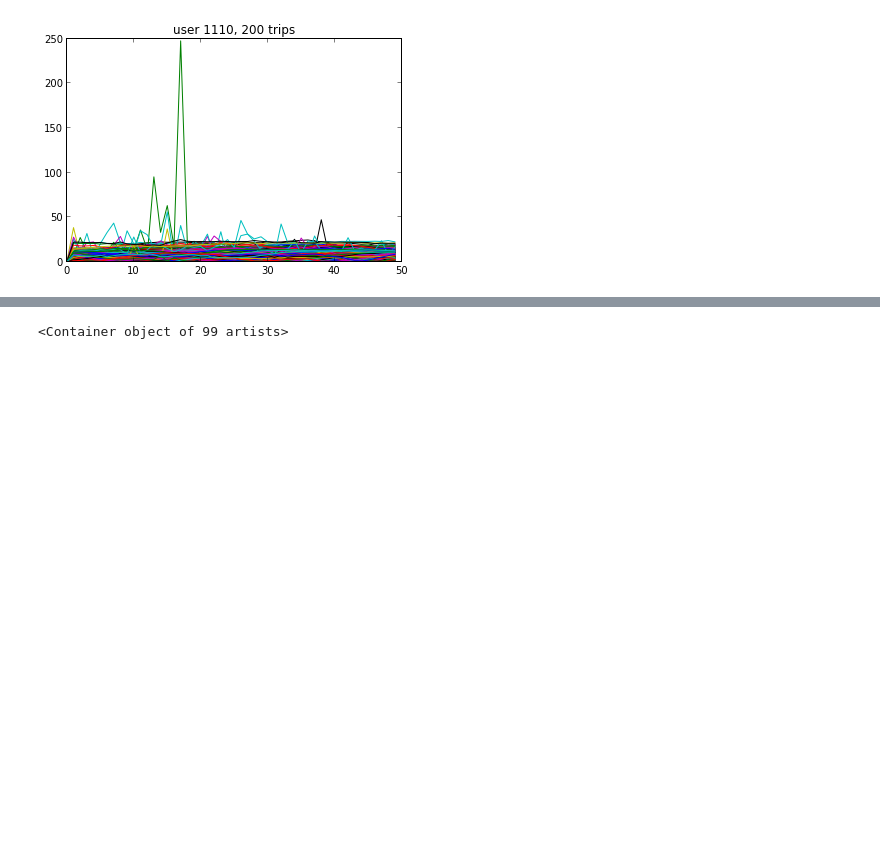
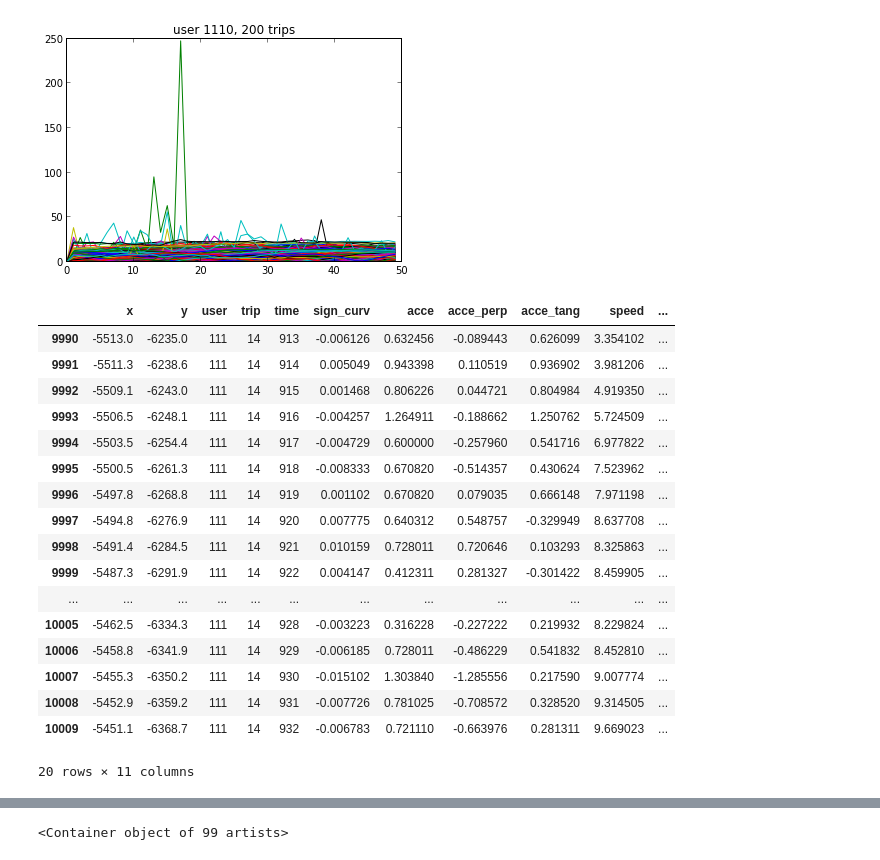
Before and after one commit to freinque/axa_dataset, a Jupyter notebook: prel_feat_01.ipynb, the cells around one changed output, grey strips where cells are left out. Saved outputs shown, nothing was run; the diff lists cells and outputs as text; code cells hidden in the pictures; blank space fills up the shorter version.

```diff
--- a/prel_feat_01.ipynb
+++ b/prel_feat_01.ipynb
@@ -234,2 +236,25 @@ for t in np.arange(n_trips_u)+1: #trips.ix[user_n,:,:].index.levels[0]: #set(tri
+# %%
+trips['dist'] = grouped_trips['speed'].apply( np.cumsum )
+# %%
+trips[9990:10010]
+# %% [output]
+|  | x | y | user | trip | time | sign_curv | acce | acce_perp | acce_tang | speed | ... |
+| 9990 | -5513.0 | -6235.0 | 111 | 14 | 913 | -0.006126 | 0.632456 | -0.089443 | 0.626099 | 3.354102 | ... |
+| 9991 | -5511.3 | -6238.6 | 111 | 14 | 914 | 0.005049 | 0.943398 | 0.110519 | 0.936902 | 3.981206 | ... |
+| 9992 | -5509.1 | -6243.0 | 111 | 14 | 915 | 0.001468 | 0.806226 | 0.044721 | 0.804984 | 4.919350 | ... |
+| 9993 | -5506.5 | -6248.1 | 111 | 14 | 916 | -0.004257 | 1.264911 | -0.188662 | 1.250762 | 5.724509 | ... |
+| 9994 | -5503.5 | -6254.4 | 111 | 14 | 917 | -0.004729 | 0.600000 | -0.257960 | 0.541716 | 6.977822 | ... |
+| 9995 | -5500.5 | -6261.3 | 111 | 14 | 918 | -0.008333 | 0.670820 | -0.514357 | 0.430624 | 7.523962 | ... |
+| 9996 | -5497.8 | -6268.8 | 111 | 14 | 919 | 0.001102 | 0.670820 | 0.079035 | 0.666148 | 7.971198 | ... |
+| 9997 | -5494.8 | -6276.9 | 111 | 14 | 920 | 0.007775 | 0.640312 | 0.548757 | -0.329949 | 8.637708 | ... |
+| 9998 | -5491.4 | -6284.5 | 111 | 14 | 921 | 0.010159 | 0.728011 | 0.720646 | 0.103293 | 8.325863 | ... |
+| 9999 | -5487.3 | -6291.9 | 111 | 14 | 922 | 0.004147 | 0.412311 | 0.281327 | -0.301422 | 8.459905 | ... |
+| ... | ... | ... | ... | ... | ... | ... | ... | ... | ... | ... | ... |
+| 10005 | -5462.5 | -6334.3 | 111 | 14 | 928 | -0.003223 | 0.316228 | -0.227222 | 0.219932 | 8.229824 | ... |
+| 10006 | -5458.8 | -6341.9 | 111 | 14 | 929 | -0.006185 | 0.728011 | -0.486229 | 0.541832 | 8.452810 | ... |
+| 10007 | -5455.3 | -6350.2 | 111 | 14 | 930 | -0.015102 | 1.303840 | -1.285556 | 0.217590 | 9.007774 | ... |
+| 10008 | -5452.9 | -6359.2 | 111 | 14 | 931 | -0.007726 | 0.781025 | -0.708572 | 0.328520 | 9.314505 | ... |
+| 10009 | -5451.1 | -6368.7 | 111 | 14 | 932 | -0.006783 | 0.721110 | -0.663976 | 0.281311 | 9.669023 | ... |
+20 rows × 11 columns
 # %%
 f = {'sign_curv': np.mean, 'acce':np.mean, 'acce_perp':np.mean, 'acce_tang':np.mean, 'speed':np.mean}
```
Also changed, not shown: parts of 8 cells of this notebook.
